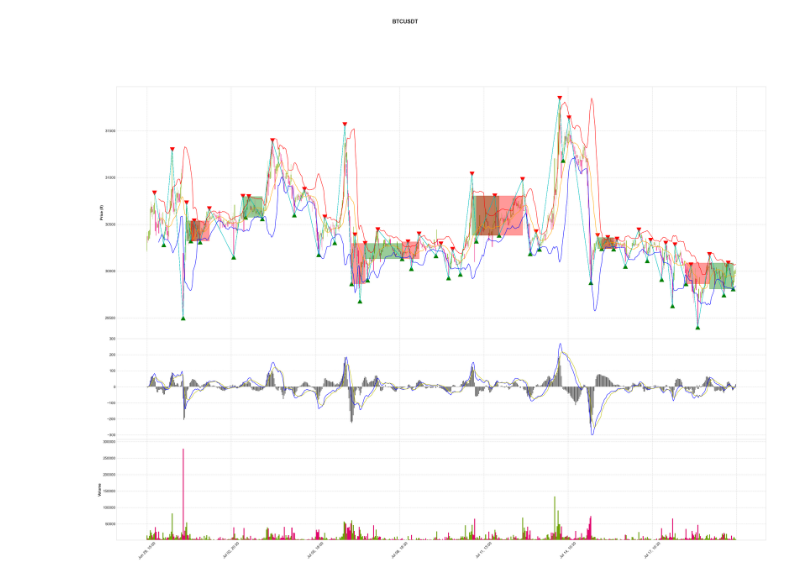
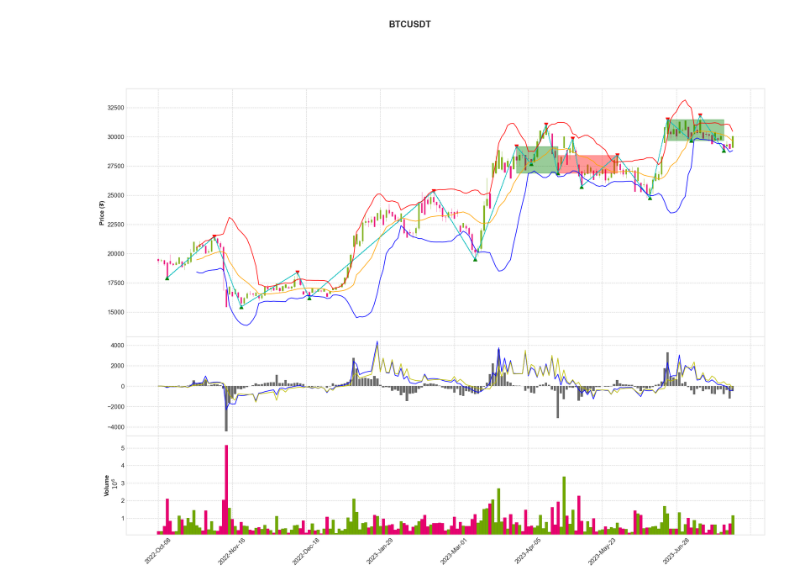
Before and after one commit to A1anSong/mahakala-python, a Jupyter notebook: chan.ipynb, the cells around one changed output. Drawn from its saved outputs; the diff is of its cells as text; code cells hidden in the pictures.

```diff
--- a/chan.ipynb
+++ b/chan.ipynb
@@ -1,35 +1,26 @@
 # %%
 import mplfinance as mpf
 
-from core import config
-from chan import interval_period, get_data, add_bollinger_bands, add_macd, merge_candle, identify_fractal, filter_fractals, find_centers, add_plots, add_lines, add_rectangles
+import core.config as core_config
+import analyze.chan as chan
+import draw.draw as draw
+
+config = core_config.config
 # %%
 symbol = 'BTCUSDT'
-interval = '30m'
-df = get_data(symbol, interval_period[interval], config['mahakala']['analyze_amount'])
+interval = '1d'
+df = chan.get_data(symbol, chan.interval_period[interval], config['mahakala']['analyze_amount'])
 df = df[:-1]
-
-# 先将布林带数值计算出来
-df = add_bollinger_bands(df)
-# 再将MACD数值计算出来
-df = add_macd(df)
-# 处理K线的包含关系
-df_merged = merge_candle(df)
-# 判断是否有分型
-df_fractal = identify_fractal(df_merged)
-# 过滤掉无效的分型
-df_filtered = filter_fractals(df_fractal)
-# 找出中枢
-df_centered = find_centers(df_filtered)
+df = chan.process_data(df)
 # %%
-addplot_all = add_plots(df_centered)
-all_lines = add_lines(df_centered)
-rectangles = add_rectangles(df_centered)
-
+addplot_all = draw.add_plots(df)
+all_lines = draw.add_lines(df)
+rectangles = draw.add_rectangles(df)
+fig_scale = config['mahakala']['analyze_amount'] / 100
 # 绘制图表
 if len(rectangles) > 0:
-    mpf.plot(df_centered, figscale=5, type='candle', style='binance', title=symbol, ylabel='Price (₮)', volume=True, ylabel_lower='Volume', volume_panel=2, addplot=addplot_all, alines=all_lines, fill_between=rectangles, warn_too_much_data=1000)
+    mpf.plot(df, figscale=fig_scale, type='candle', style='binance', title=symbol, ylabel='Price (₮)', volume=True, ylabel_lower='Volume', volume_panel=2, addplot=addplot_all, alines=all_lines, fill_between=rectangles, warn_too_much_data=1000)
 else:
-    mpf.plot(df_centered, figscale=5, type='candle', style='binance', title=symbol, ylabel='Price (₮)', volume=True, ylabel_lower='Volume', volume_panel=2, addplot=addplot_all, alines=all_lines, warn_too_much_data=1000)
+    mpf.plot(df, figscale=fig_scale, type='candle', style='binance', title=symbol, ylabel='Price (₮)', volume=True, ylabel_lower='Volume', volume_panel=2, addplot=addplot_all, alines=all_lines, warn_too_much_data=1000)
 # %% [output]
-[figure, old version]
+[figure, new version]
```
Also changed, not shown: 28 other files.
